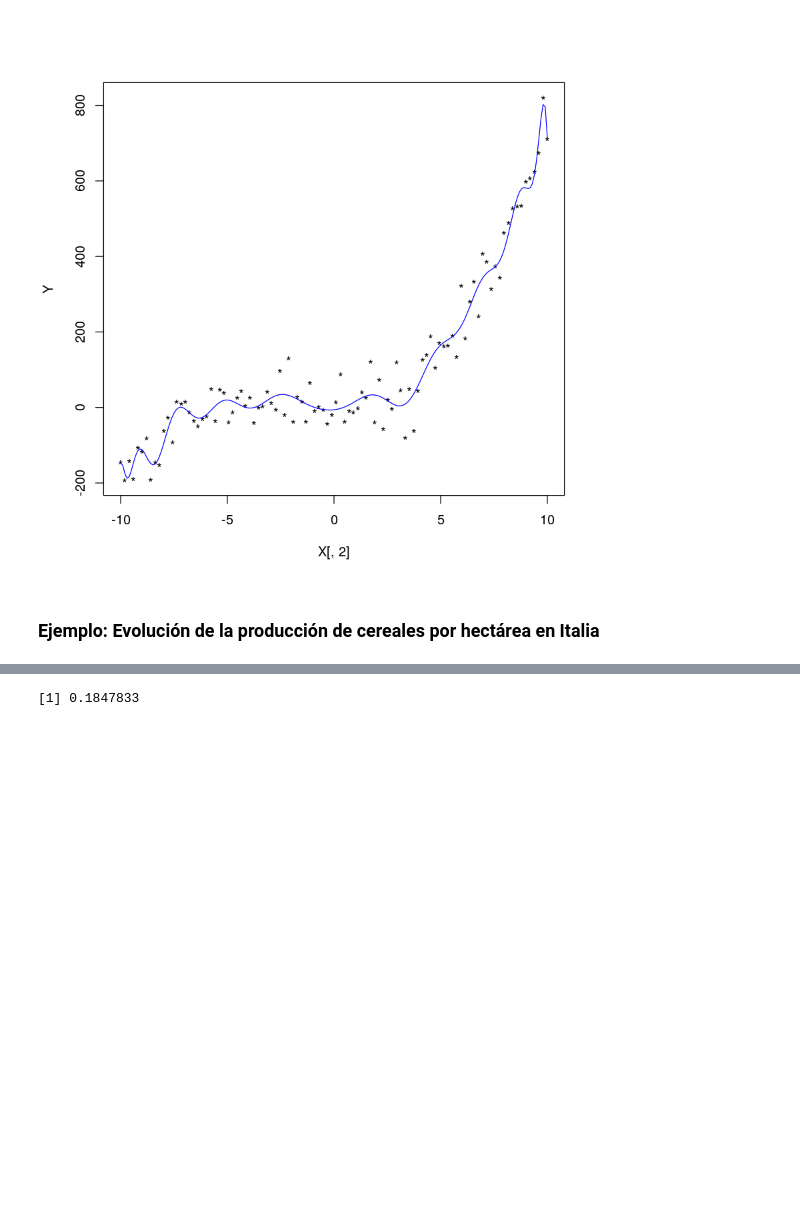
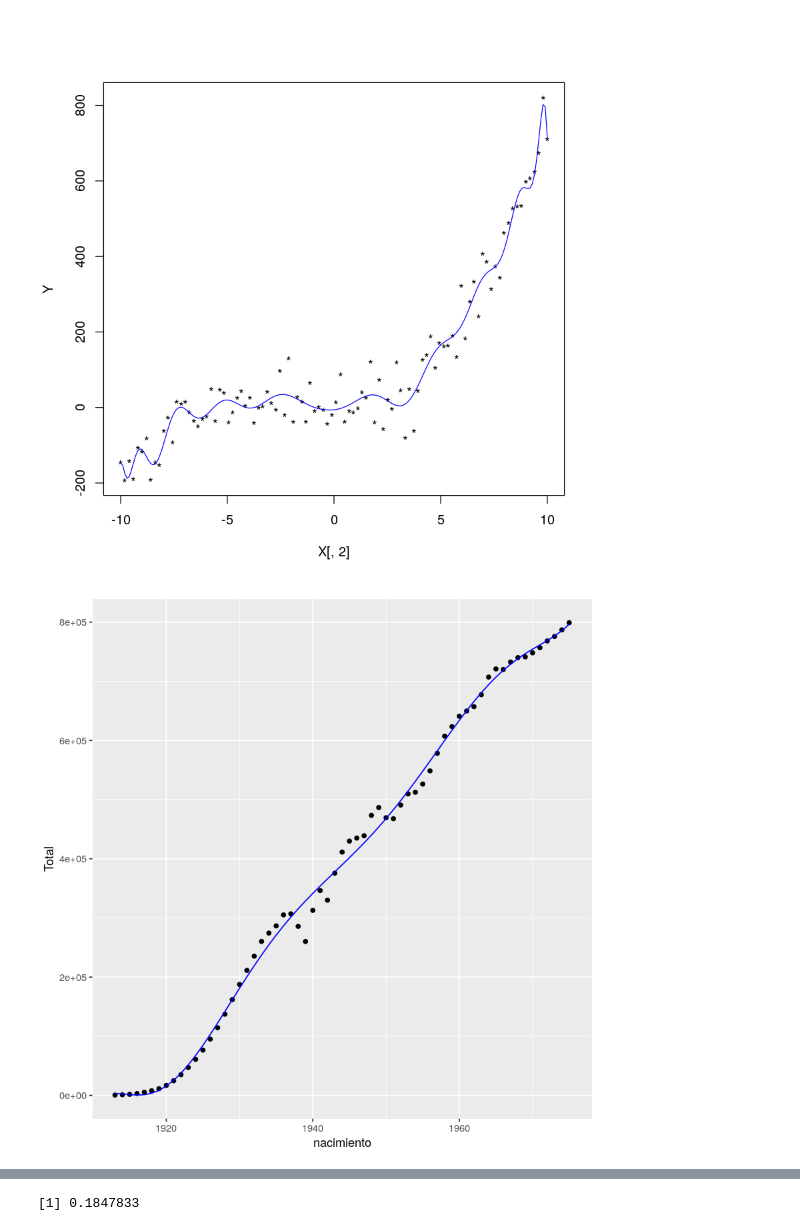
Before and after one commit to planga82/KeepCodingEstadisticaR, a Jupyter notebook: 5 - Relaciones entre variables.ipynb, the cells around one changed output, grey strips where cells are left out. Drawn from its saved outputs; the diff is of its cells as text; code cells hidden in the pictures; blank space fills up the shorter version.

```diff
--- a/5 - Relaciones entre variables.ipynb
+++ b/5 - Relaciones entre variables.ipynb
@@ -860,5 +860,3 @@ poly(x, 24)15  poly(x, 24)16  poly(x, 24)17  poly(x, 24)18  poly(x, 24)19
 poly(x, 24)20  poly(x, 24)21  poly(x, 24)22  poly(x, 24)23  poly(x, 24)24
       -98.312         -3.524        -50.274         57.905         32.097
 [figure]
-# %% [markdown]
-### Ejemplo: Evolución de la producción de cereales por hectárea en Italia
@@ -864,0 +865,16 @@ poly(x, 24)20  poly(x, 24)21  poly(x, 24)22  poly(x, 24)23  poly(x, 24)24
+# %%
+library(ggplot2)
+poblacion<-read.csv("relaciones2variables/9663c.csv",skip=6,
+                    fileEncoding="ISO-8859-1",header=F,col.names=c("edadTxt","Total","Hombres","Mujeres",""))
+poblacion<-poblacion[1:105,c("edadTxt","Total")]
+poblacion$edad<-0:104
+poblacion$nacimiento<-2017-0:104
+poblacion<-subset(poblacion,edad>41)
+
+model<-lm(data=poblacion,Total~poly(edad,8))
+
+poblacion$predicted<-predict(model,poblacion)
+
+ggplot(data=poblacion,aes(x=nacimiento))+geom_point(aes(y=Total))+geom_line(aes(y=predicted),color="blue")
+# %% [output]
+[figure, added]
```
Also changed, not shown: parts of 9 cells of this notebook, 15 other files.
